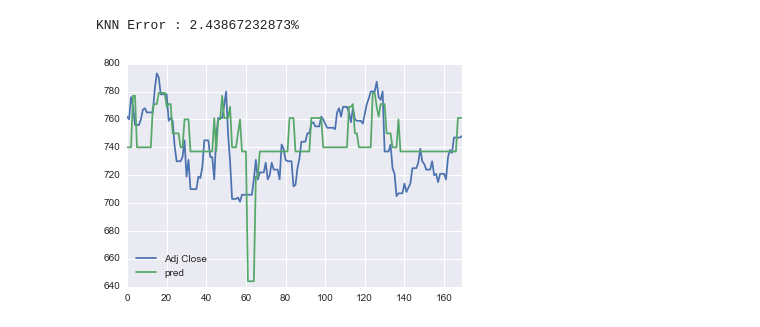
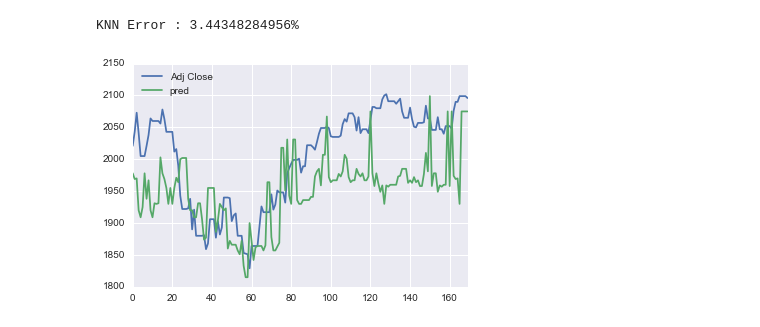
Before and after one commit to sunggeunkim/trading, a Jupyter notebook: capstone.ipynb, the cells around one changed output. Saved outputs shown, nothing was run; the diff lists cells and outputs as text; code cells hidden in the pictures.

```diff
--- a/capstone.ipynb
+++ b/capstone.ipynb
@@ -107,7 +107,7 @@ def normalize(df):
     return (df - df.mean())/df.std()
 # %%
 stocks = {}
-symbols = ['GOOGL']
+symbols = ['GOOGL', 'AAPL', 'sp500']
 for symbol in symbols:
     stocks[symbol] = get_stock_data(symbol)
 
@@ -349,14 +336,14 @@ Support Vector Machine Regression Error : 23.4246941581%
 # %%
 from sklearn.neighbors import KNeighborsClassifier
 
 # KNN
-knn = KNeighborsClassifier(n_neighbors = 10)
+knn = KNeighborsClassifier(n_neighbors = 5)
 knn.fit(X_train, y_train["Adj Close"])
 y_pred = knn.predict(X_test)
 print_result("KNN", y_test, y_pred)
 # %% [output]
-KNN Error : 2.43867232873%
+KNN Error : 3.44348284956%
-[figure, old version]
+[figure, new version]
 # %%
 from sklearn.naive_bayes import GaussianNB
 
```
Also changed, not shown: parts of 18 cells of this notebook.
